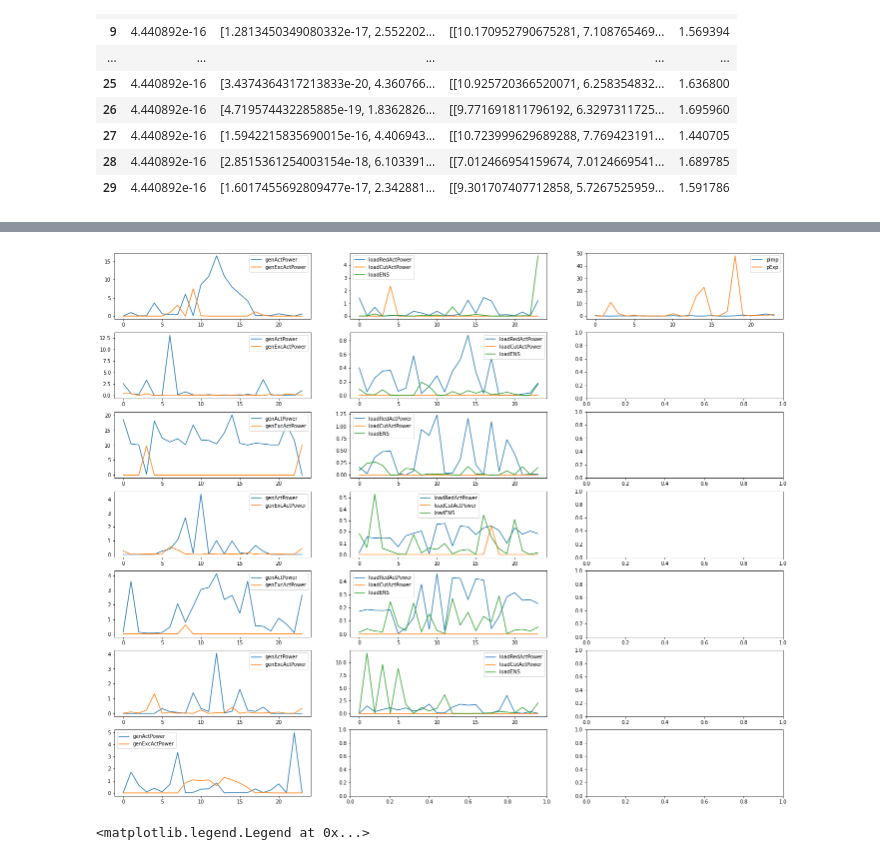
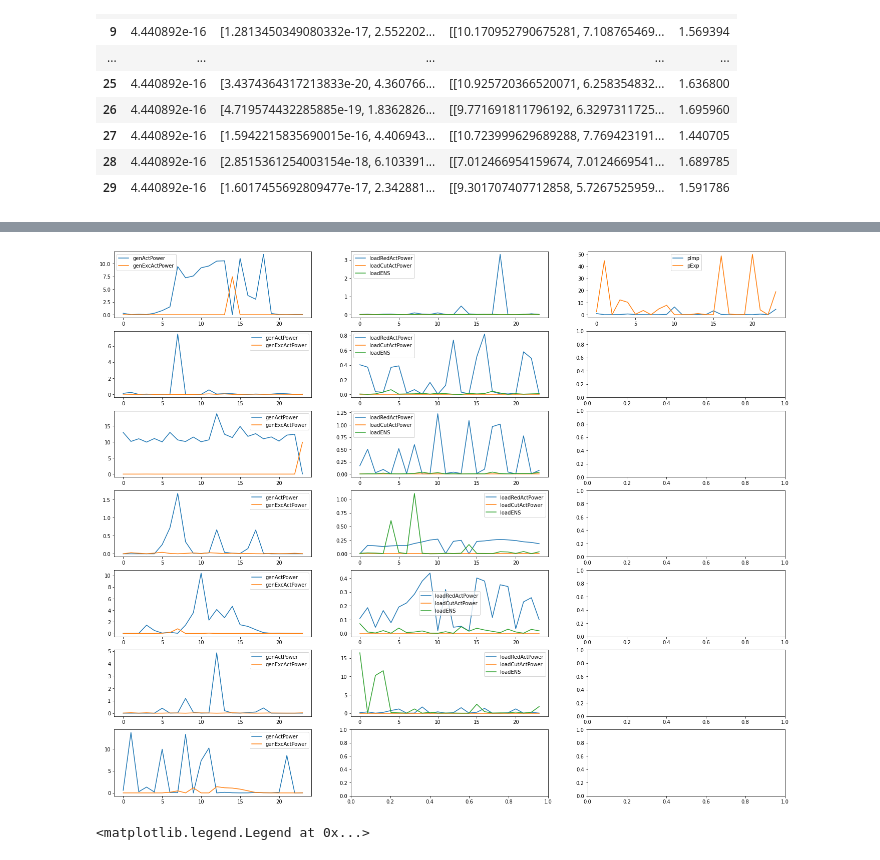
Before and after one commit to ECGomes/eso_project, a Jupyter notebook: hyde-df.ipynb, the cells around one changed output, grey strips where cells are left out. Cells and saved outputs as stored; diff of their text form; code cells hidden in the pictures.

```diff
--- a/hyde-df.ipynb
+++ b/hyde-df.ipynb
@@ -722,6 +770,9 @@ loadENS = np.ones(shape=(len(_Load), len(_t)))
 
 genXo = np.zeros(shape=(len(_gen), len(_t)))
 loadXo = np.zeros(shape=(len(_Load), len(_t)))
+
+storChXo = np.zeros(shape=(len(_stor), len(_t)))
+storDchXo = np.zeros(shape=(len(_stor), len(_t)))
 # %%
 # Define dictionaries
 
@@ -732,18 +783,27 @@ dict_var = {'genActPower': genActPower,
             'loadRedActPower': loadRedActPower,
             'loadCutActPower': loadCutActPower,
             'loadENS': loadENS,
+            'storDchActPower': storDchActPower,
+            'storChActPower': storChActPower,
+            'EminRelaxStor': storEminRelaxStor,
+            'storEnerState': storEnerState,
             'genXo': genXo,
-            'loadXo': loadXo}
+            'loadXo': loadXo,
+            'storChXo': storChXo,
+            'storDchXo': storDchXo}
 
 dict_par = {'genLimit': genLimit,
             'genInfo': genInfo,
             'loadLimit': loadLimit,
             'loadActPower': loadLimit[:, :, 0],
+            'storLimit': storLimit,
+            'storInfo': storInfo[:, :12],
             'buyPrice': buyPrice,
             'sellPrice': sellPrice,
             't': _t,
             'gen': _gen,
-            'load': _Load}
+            'load': _Load,
+            'stor': _stor}
 # %%
 # Encoded and decoded dictionaries
 
@@ -758,8 +818,14 @@ minVals = {'genActPower': np.array(np.zeros((1, genActPower.ravel().shape[0]))),
            'loadRedActPower': np.array(np.zeros((1, loadRedActPower.ravel().shape[0]))),
            'loadCutActPower': np.array(np.zeros((1, loadCutActPower.ravel().shape[0]))),
            'loadENS': np.array(np.zeros((1, loadENS.ravel().shape[0]))),
+           'storDchActPower': np.array(np.zeros((1, storDchActPower.ravel().shape[0]))),
+           'storChActPower': np.array(np.zeros((1, storChActPower.ravel().shape[0]))),
+           'EminRelaxStor': np.array(np.zeros((1, storEminRelaxStor.ravel().shape[0]))),
+           'storEnerState': np.array(np.zeros((1, storEnerState.ravel().shape[0]))),
            'genXo': np.array(np.zeros((1, genXo.ravel().shape[0]))),
-           'loadXo': np.array(np.zeros((1, loadXo.ravel().shape[0])))}
+           'loadXo': np.array(np.zeros((1, loadXo.ravel().shape[0]))),
+           'storChXo': np.array(np.zeros((1, storChXo.ravel().shape[0]))),
+           'storDchXo': np.array(np.zeros((1, storDchXo.ravel().shape[0])))}
 
 
 maxVals = {'genActPower': 5000*np.array(np.ones((1, genActPower.ravel().shape[0]))),
@@ -769,8 +835,14 @@ maxVals = {'genActPower': 5000*np.array(np.ones((1, genActPower.ravel().shape[0]
            'loadRedActPower': 5000*np.array(np.ones((1, loadRedActPower.ravel().shape[0]))),
            'loadCutActPower': 5000*np.array(np.ones((1, loadCutActPower.ravel().shape[0]))),
            'loadENS': 5000*np.array(np.ones((1, loadENS.ravel().shape[0]))),
+           'storDchActPower': 5000*np.array(np.ones((1, storDchActPower.ravel().shape[0]))),
+           'storChActPower': 5000*np.array(np.ones((1, storChActPower.ravel().shape[0]))),
+           'EminRelaxStor': 5000*np.array(np.ones((1, storEminRelaxStor.ravel().shape[0]))),
+           'storEnerState': 5000*np.array(np.ones((1, storEnerState.ravel().shape[0]))),
            'genXo': np.array(np.ones((1, genXo.ravel().shape[0]))),
-           'loadXo': np.array(np.ones((1, loadXo.ravel().shape[0])))}
+           'loadXo': np.array(np.ones((1, loadXo.ravel().shape[0]))),
+           'storChXo': np.array(np.ones((1, storChXo.ravel().shape[0]))),
+           'storDchXo': np.array(np.ones((1, storDchXo.ravel().shape[0])))}
 # %%
 encode(maxVals).shape
 # %% [output]
@@ -780,7 +852,7 @@ encode(maxVals).shape
 
 N_RUNS = 3
 
-deParams = DEParams(I_NP=5, I_itermax=int(1e4), F_CR=0.9)
+deParams = DEParams(I_NP=10, I_itermax=int(1e5), F_CR=0.9)
 otherParams = OtherParameters(objfun='eso_obj', lowerlimit=encode(minVals), upperlimit=encode(maxVals),
                               dim=encode(dict_var).shape[0],
                               var_dictionary=dict_var, param_dictionary=dict_par)
@@ -831,31 +901,31 @@ trial_results
 # %%
 fig, axs = plt.subplots(nrows=7, ncols=3, figsize=(24, 20))
 
-PLOT_SOLUTION = 1
+PLOT_SOLUTION = 2
 
 for i in np.arange(7):
     # Generators
     axs[i, 0].plot(decode(trial_results['Solution'][PLOT_SOLUTION], dict_var)['genActPower'][i])
     axs[i, 0].plot(decode(trial_results['Solution'][PLOT_SOLUTION], dict_var)['genExcActPower'][i])
     axs[i, 0].legend(['genActPower', 'genExcActPower'])
 
 for i in np.arange(6):
     # Loads
     axs[i, 1].plot(decode(trial_results['Solution'][PLOT_SOLUTION], dict_var)['loadRedActPower'][i])
     axs[i, 1].plot(decode(trial_results['Solution'][PLOT_SOLUTION], dict_var)['loadCutActPower'][i])
     axs[i, 1].plot(decode(trial_results['Solution'][PLOT_SOLUTION], dict_var)['loadENS'][i])
     axs[i, 1].legend(['loadRedActPower', 'loadCutActPower', 'loadENS'])
 
 
 axs[0, 2].plot(decode(trial_results['Solution'][PLOT_SOLUTION], dict_var)['pImp'])
 axs[0, 2].plot(decode(trial_results['Solution'][PLOT_SOLUTION], dict_var)['pExp'])
 axs[0, 2].legend(['pImp', 'pExp'])
 
 #plt.plot(np.sum(decode(trial_results['Solution'][0], dict_var)['genActPower'], axis=0))
 
 plt.show()
 # %% [output]
-[figure, old version]
+[figure, new version]
 # %%
 # Imports and Exports
 
```
Also changed, not shown: parts of 6 cells of this notebook.
